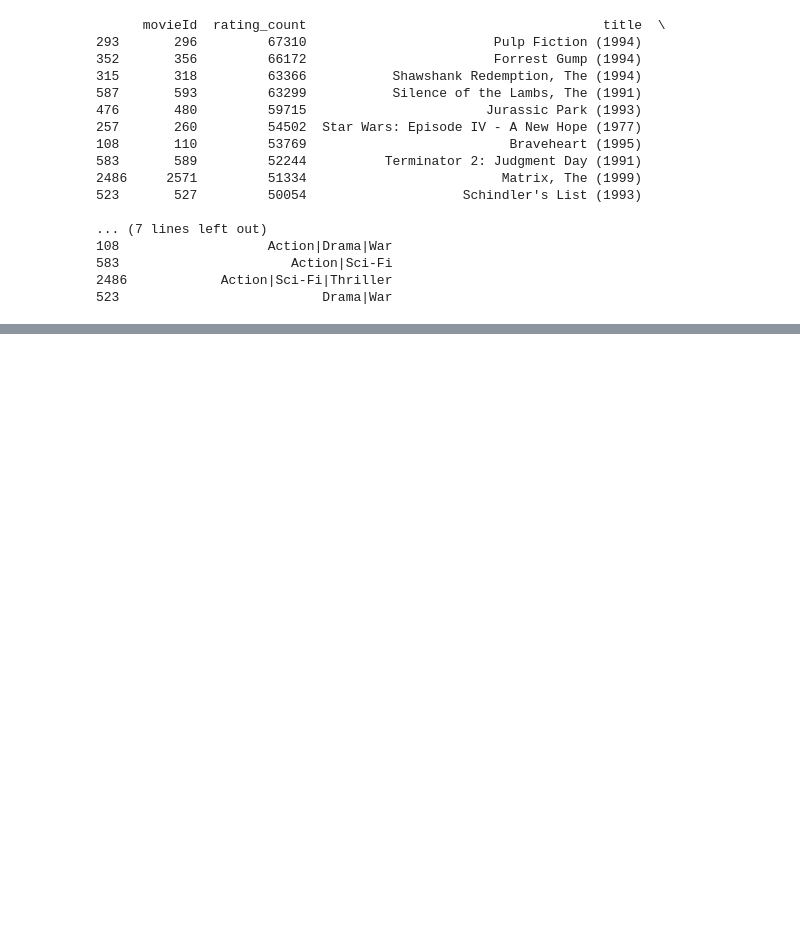
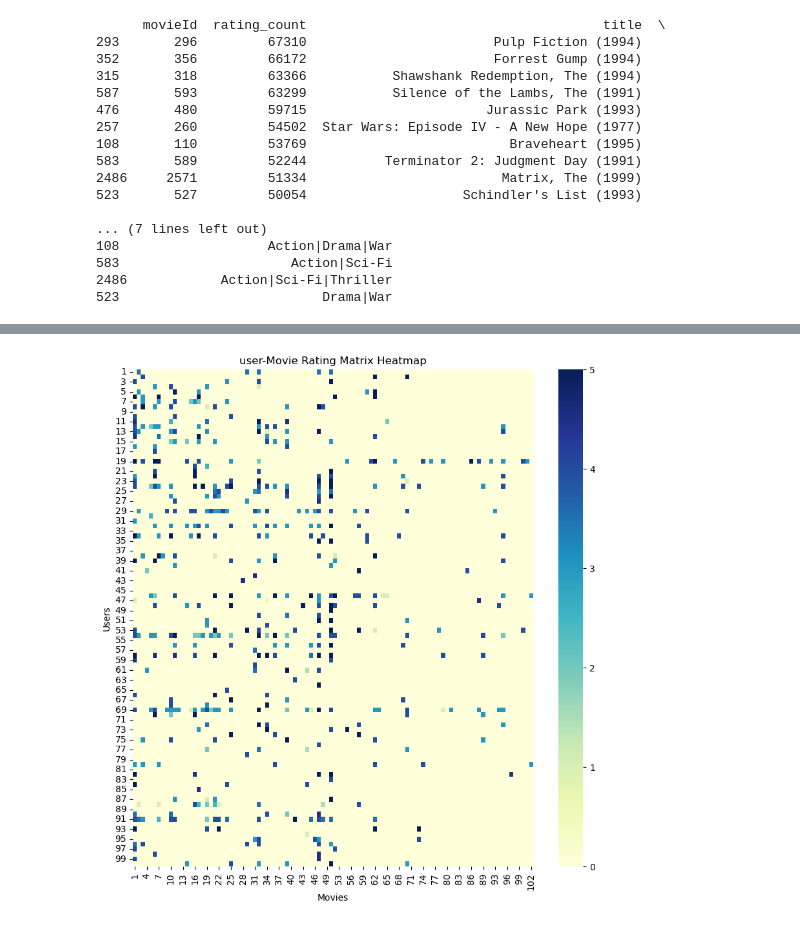
Before and after one commit to jmaloney95/Movie-Recommendation-Engine, a Jupyter notebook: notebooks/1.0-jm-initial-data-exploration.ipynb, the cells around one changed output, grey strips where cells are left out. Saved outputs shown, nothing was run; the diff lists cells and outputs as text; code cells hidden in the pictures; blank space fills up the shorter version.

Commit message:
Data wrangling prep for EDA

```diff
--- a/notebooks/1.0-jm-initial-data-exploration.ipynb
+++ b/notebooks/1.0-jm-initial-data-exploration.ipynb
@@ -114,0 +179,4 @@ print(popular_movies.head(10))
+# %%
+# Merge datasets
+merged_data = pd.merge(ratings, movies, on='movieId')
+print(merged_data.head())
@@ -114,0 +229,4 @@ print(popular_movies.head(10))
+# %%
+# Remove movies with less than 50 ratings
+ratings_count = merged_data['movieId'].value_counts()
+merged_data = merged_data[merged_data['movieId'].isin(ratings_count[ratings_count > 50].index)]
@@ -114,0 +235,3 @@ print(popular_movies.head(10))
+# %%
+user_movie_matrix = merged_data.pivot(index='userId', columns='movieId', values='rating')
+user_movie_matrix = user_movie_matrix.fillna(0)
@@ -114,0 +260,13 @@ print(popular_movies.head(10))
+# %%
+sampled_user_movie_matrix = user_movie_matrix.iloc[:100, :100]
+# %%
+plt.figure(figsize=(10, 10))
+sns.heatmap(sampled_user_movie_matrix, cmap="YlGnBu", cbar=True)
+
+plt.title("user-Movie Rating Matrix Heatmap")
+plt.xlabel("Movies")
+plt.ylabel("Users")
+
+plt.show()
+# %% [output]
+[figure, added]
```
Also changed, not shown: parts of 21 cells of this notebook.
